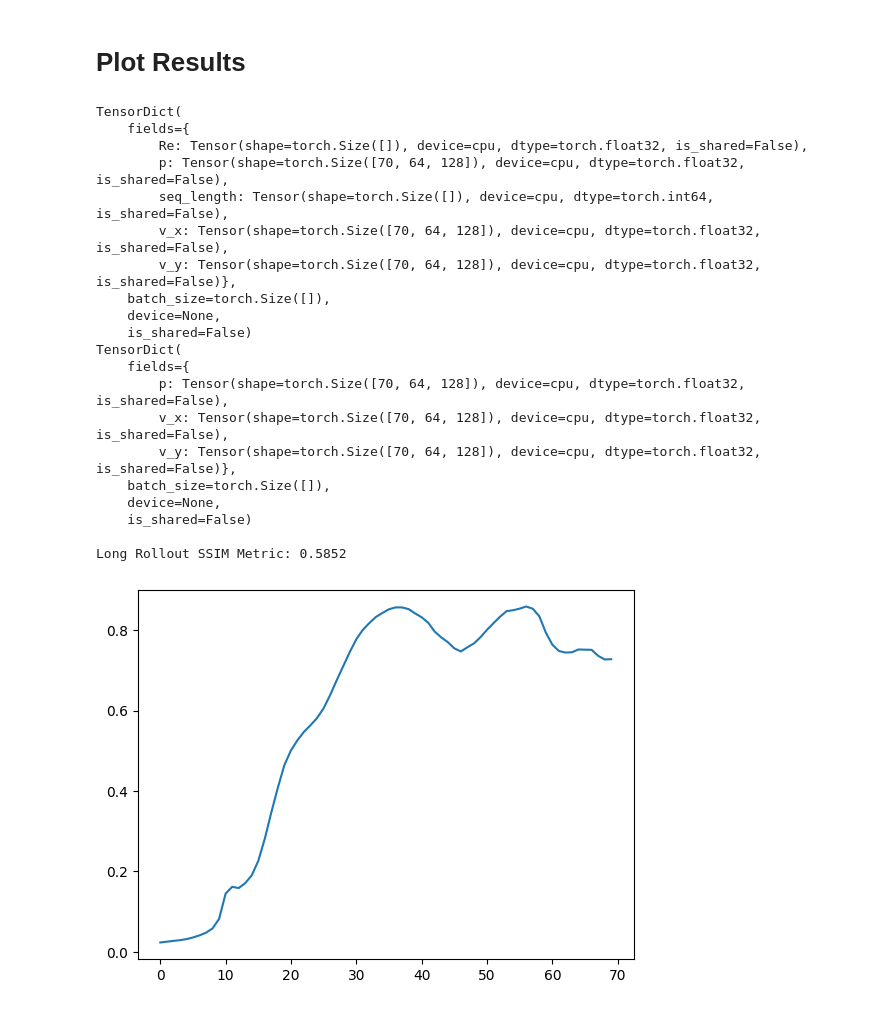
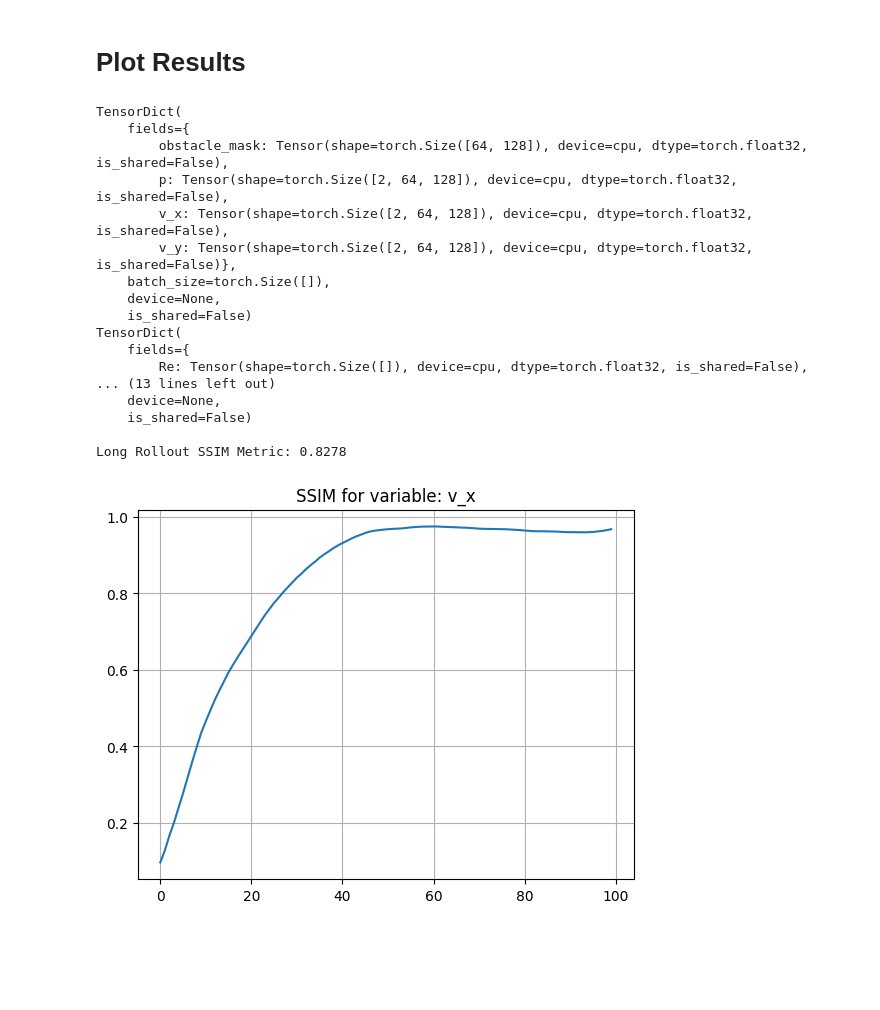
Before and after one commit to rg625/ocean_forecasting, a Jupyter notebook: koopman_autoencoder/test.ipynb, the cells around one changed output. Saved outputs shown, nothing was run; the diff lists cells and outputs as text; code cells hidden in the pictures; blank space fills up the shorter version.

```diff
--- a/koopman_autoencoder/test.ipynb
+++ b/koopman_autoencoder/test.ipynb
@@ -18,8 +18,11 @@ cmap = sns.color_palette("icefire", as_cmap=True)
 # %% [markdown]
 # Configuration
 # %%
-CONFIG_PATH = "/home/rg625/mnt/ocean_forecasting/koopman_autoencoder/configs/model/128_inc.yaml"  # Update this path
-CKPT_PATH = '/home/rg625/mnt/ocean_forecasting/koopman_autoencoder/model_outputs/128_inc_kl_1.0/20250606_100205/best_model.pth'  # Set to specific checkpoint if needed, otherwise loads best/final
+CONFIG_PATH = "configs/model/128_inc.yaml"  # Update this path
+# CKPT_PATH = 'model_outputs/overfit/residual_1.0/best_model.pth'  # Set to specific checkpoint if needed, otherwise loads best/final
+# CKPT_PATH = 'model_outputs/overfit/full_1.0/best_model.pth'  # Set to specific checkpoint if needed, otherwise loads best/final
+CKPT_PATH = 'model_outputs/overfit/full_0.0/best_model.pth'  # Set to specific checkpoint if needed, otherwise loads best/final
+# CKPT_PATH = 'model_outputs/overfit/20250611_094644/best_model.pth'  # Set to specific checkpoint if needed, otherwise loads best/final
 
 ROLL_OUT_STEPS = 70  # Number of future time steps to predict
 VISUALIZE = True     # Toggle to show visualizations
@@ -98,7 +101,9 @@ def run_long_rollout(model, input_seq, rollout_steps):
 # %% [markdown]
 #  Visualize
 # %%
-input_seq, ground_truth = test_dataset.__getitem__((0, ROLL_OUT_STEPS))  # [T, C, H, W]
+START=0
+ROLL_OUT_STEPS = 100
+input_seq, ground_truth = train_dataset.__getitem__((START, ROLL_OUT_STEPS))  # [T, C, H, W]
 
 total_predicted_seq = run_long_rollout(model, input_seq, ROLL_OUT_STEPS)
 predicted_seq = total_predicted_seq.x_preds.cpu()
@@ -180,46 +228,60 @@ def plot_rollout(gt_dict, pred_dict, variable_name, frame_stride=5):
 # %%
 metric = Metric(
     mode=config["metric"]["type"],
-    variable_mode=config["metric"]["variable_mode"]
+    variable_mode= "single", #config["metric"]["variable_mode"]
+    variable_name="v_x"
+    # variable_name="obstacle_mask"
 )
-target_denorm = test_loader.denormalize(ground_truth)
-preds_denorm = test_loader.denormalize(predicted_seq.squeeze())
+# target_denorm = test_loader.denormalize(ground_truth)
+# preds_denorm = test_loader.denormalize(predicted_seq.squeeze())
+
+# # Map both to [0, 1] using dataset min/max
+# target_unit = test_loader.to_unit_range(target_denorm)
+# preds_unit = test_loader.to_unit_range(preds_denorm)
+target_denorm = train_loader.denormalize(ground_truth)
+preds_denorm = train_loader.denormalize(predicted_seq.squeeze())
 
 # Map both to [0, 1] using dataset min/max
-target_unit = test_loader.to_unit_range(target_denorm)
-preds_unit = test_loader.to_unit_range(preds_denorm)
+target_unit = train_loader.to_unit_range(target_denorm)
+preds_unit = train_loader.to_unit_range(preds_denorm)
+print(input_seq)
 print(target_unit)
 print(preds_unit)
 ipt = TensorDict(
     {
     "reference": target_unit,
     "other": preds_unit,
     }
 )
+# ipt = TensorDict(
+#     {
+#     "reference": input_seq,
+#     "other": input_seq,
+#     }
+# )
 loss = metric(ipt)
 print(f"\nLong Rollout {config['metric']['type']} Metric: {loss.mean().item():.4f}")
 plt.plot(loss.squeeze().cpu().detach().numpy())
+plt.grid()
+plt.title(f'{config["metric"]["type"]} for variable: {"v_x"}')
 plt.show()
 # %% [output]
 TensorDict(
     fields={
-        Re: Tensor(shape=torch.Size([]), device=cpu, dtype=torch.float32, is_shared=False),
-        p: Tensor(shape=torch.Size([70, 64, 128]), device=cpu, dtype=torch.float32, is_shared=False),
-        seq_length: Tensor(shape=torch.Size([]), device=cpu, dtype=torch.int64, is_shared=False),
-        v_x: Tensor(shape=torch.Size([70, 64, 128]), device=cpu, dtype=torch.float32, is_shared=False),
-        v_y: Tensor(shape=torch.Size([70, 64, 128]), device=cpu, dtype=torch.float32, is_shared=False)},
+        obstacle_mask: Tensor(shape=torch.Size([64, 128]), device=cpu, dtype=torch.float32, is_shared=False),
+        p: Tensor(shape=torch.Size([2, 64, 128]), device=cpu, dtype=torch.float32, is_shared=False),
+        v_x: Tensor(shape=torch.Size([2, 64, 128]), device=cpu, dtype=torch.float32, is_shared=False),
+        v_y: Tensor(shape=torch.Size([2, 64, 128]), device=cpu, dtype=torch.float32, is_shared=False)},
     batch_size=torch.Size([]),
     device=None,
     is_shared=False)
 TensorDict(
     fields={
-        p: Tensor(shape=torch.Size([70, 64, 128]), device=cpu, dtype=torch.float32, is_shared=False),
-        v_x: Tensor(shape=torch.Size([70, 64, 128]), device=cpu, dtype=torch.float32, is_shared=False),
-        v_y: Tensor(shape=torch.Size([70, 64, 128]), device=cpu, dtype=torch.float32, is_shared=False)},
-    batch_size=torch.Size([]),
+        Re: Tensor(shape=torch.Size([]), device=cpu, dtype=torch.float32, is_shared=False),
+... (13 lines left out)
     device=None,
     is_shared=False)
 
-Long Rollout SSIM Metric: 0.5852
+Long Rollout SSIM Metric: 0.8278
-[figure, old version]
+[figure, new version]
 # %%
```
Also changed, not shown: parts of 7 cells of this notebook.
